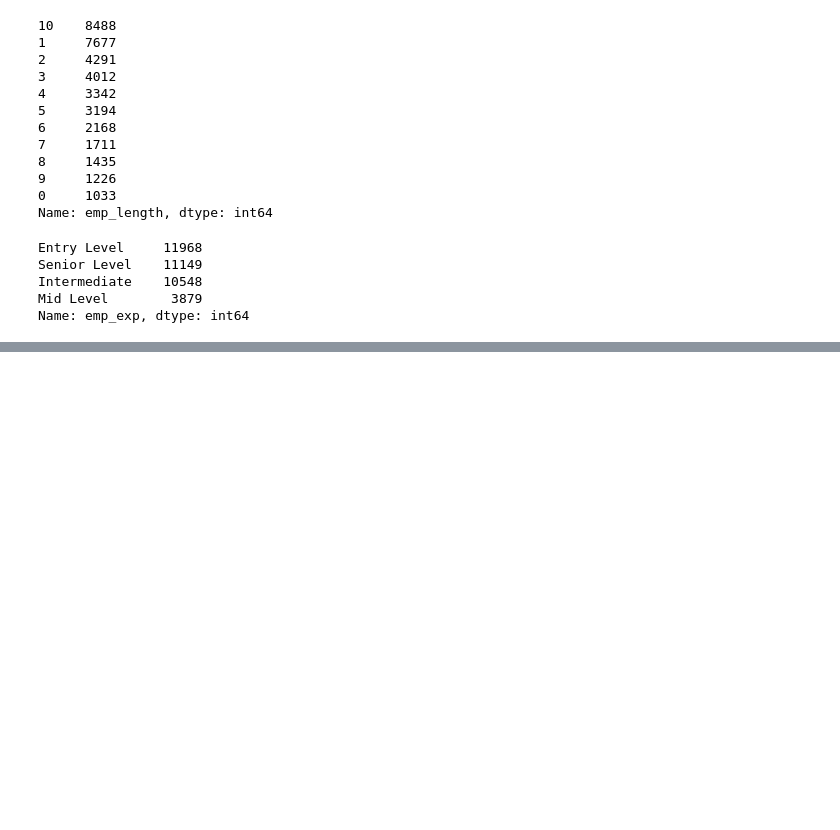
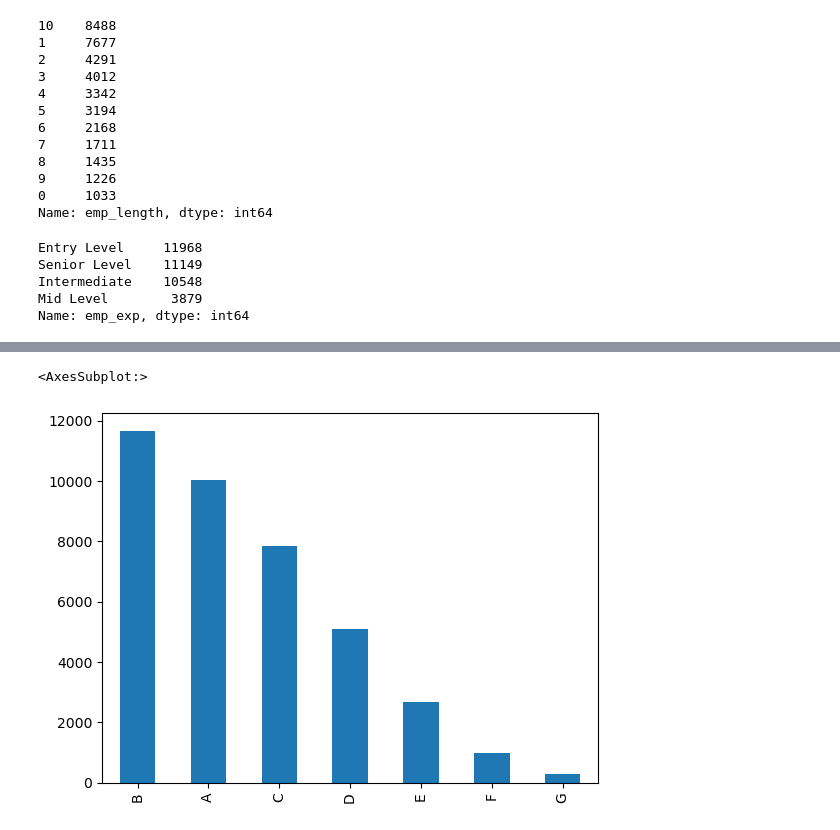
Before and after one commit to skkage/LendingClubCaseStudy, a Jupyter notebook: Lending-Club-Case-Study.ipynb, the cells around one changed output, grey strips where cells are left out. Cells and saved outputs as stored; diff of their text form; code cells hidden in the pictures; blank space fills up the shorter version.

```diff
--- a/Lending-Club-Case-Study.ipynb
+++ b/Lending-Club-Case-Study.ipynb
@@ -961,0 +1030,6 @@ Name: emp_exp, dtype: int64
+# %%
+# looks like grade B has the hightest no of loan applicants followed by A and then by C
+df_new.grade.value_counts().plot.bar()
+# %% [output]
+<AxesSubplot:>
+[figure, added]
```
Also changed, not shown: parts of 18 cells of this notebook, 1 other file.
